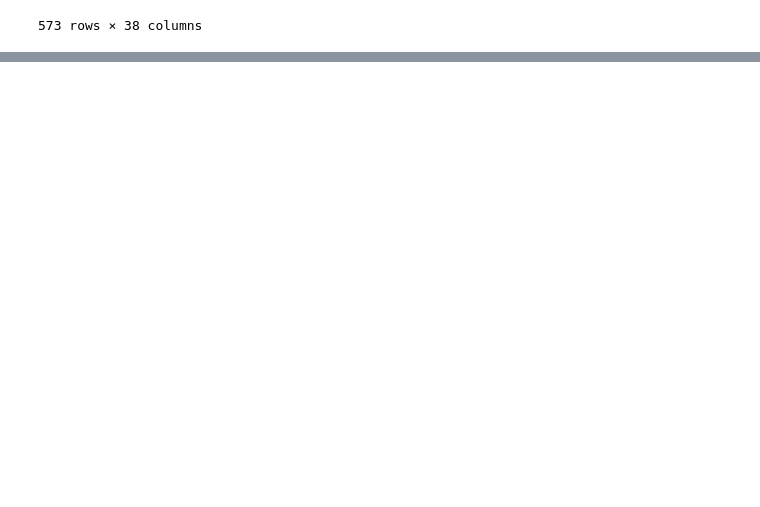
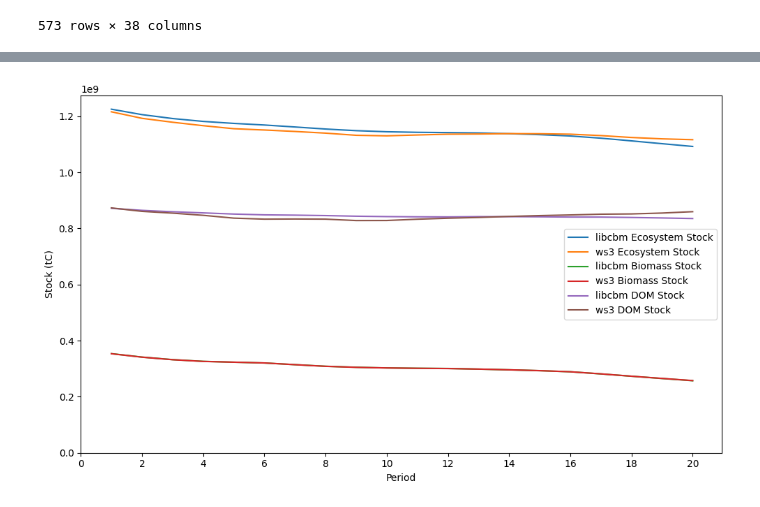
Before and after one commit to UBC-FRESH/msc_walter_yan, a Jupyter notebook: generate_c_curves_tsa24.ipynb, the cells around one changed output, grey strips where cells are left out. Drawn from its saved outputs; the diff is of its cells as text; code cells hidden in the pictures; blank space fills up the shorter version.

```diff
--- a/generate_c_curves_tsa24.ipynb
+++ b/generate_c_curves_tsa24.ipynb
@@ -970 +494,6 @@ def compare_ws3_cbm(fm, cbm_output, disturbance_type_mapping, biomass_pools, dom
+# %%
+# Compare ws3 and libcbm carbon modelling outputs for different carbon stock pools in the same graph
+df_cbm, df_ws3 = compare_ws3_libcbm(fm, cbm_output_harvest, disturbance_type_mapping, biomass_pools, dom_pools, total_emission, gross_growth, plots='whole', filename='maximize_harvest_carbon_stock_whole_st.pdf')
+# %% [output]
+[figure, added]
 # %%
```
Also changed, not shown: parts of 49 cells of this notebook, 20 other files.
